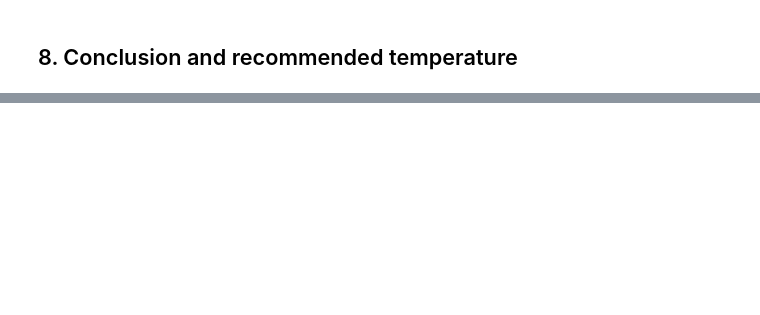
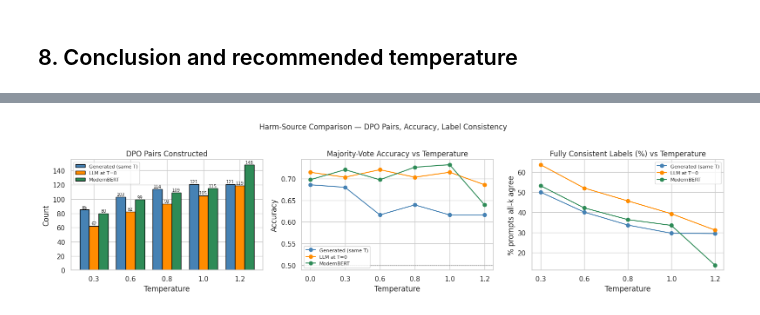
Before and after one commit to Jazhyc/aims-safety-classification, a Jupyter notebook: notebooks/diversity_analysis.ipynb, the cells around one changed output, grey strips where cells are left out. Cells and saved outputs as stored; diff of their text form; code cells hidden in the pictures; blank space fills up the shorter version.

```diff
--- a/notebooks/diversity_analysis.ipynb
+++ b/notebooks/diversity_analysis.ipynb
@@ -322,0 +464,54 @@ temperature
+# %%
+HS_COLORS = {"Generated (same T)": "steelblue", "LLM at T=0": "darkorange", "ModernBERT": "seagreen"}
+df_sweep = df_all[df_all["temperature"] > 0]   # exclude t=0 (k=1, no DPO pairs)
+temp_strs = [str(t) for t in TEMPERATURES_SWEEP]
+x = np.arange(len(TEMPERATURES_SWEEP))
+w = 0.26
+
+fig, axes = plt.subplots(1, 3, figsize=(16, 4))
+
+# --- DPO pair counts ---
+for i, hs_label in enumerate(HARM_SOURCE_LABELS.values()):
+    vals = [df_sweep[(df_sweep["harm_source"]==hs_label) &
+                     (df_sweep["temperature"]==t)]["n_dpo_pairs"].values
+            for t in TEMPERATURES_SWEEP]
+    vals = [v[0] if len(v) else 0 for v in vals]
+    bars = axes[0].bar(x + (i-1)*w, vals, w, label=hs_label,
+                        color=HS_COLORS[hs_label], edgecolor="black")
+    for bar, v in zip(bars, vals):
+        axes[0].text(bar.get_x() + bar.get_width()/2, bar.get_height() + 0.5,
+                     str(v), ha="center", va="bottom", fontsize=7)
+axes[0].set_xticks(x); axes[0].set_xticklabels(temp_strs)
+axes[0].set_title("DPO Pairs Constructed"); axes[0].set_xlabel("Temperature")
+axes[0].set_ylabel("Count"); axes[0].legend(fontsize=8)
+
+# --- Majority vote accuracy ---
+for hs, hs_label in HARM_SOURCE_LABELS.items():
+    # include t=0 for accuracy comparison
+    ts   = [t for t in TEMPERATURES_FULL if t in all_summaries[hs]]
+    accs = [all_summaries[hs][t]["majority_vote_accuracy"] for t in ts]
+    axes[1].plot([str(t) for t in ts], accs, marker="o",
+                 label=hs_label, color=HS_COLORS[hs_label])
+axes[1].set_title("Majority-Vote Accuracy vs Temperature")
+axes[1].set_xlabel("Temperature"); axes[1].set_ylabel("Accuracy")
+axes[1].axhline(0.5, color="grey", linestyle=":", linewidth=1)
+axes[1].legend(fontsize=8)
+
+# --- Fully consistent % ---
+for hs, hs_label in HARM_SOURCE_LABELS.items():
+    ts  = [t for t in TEMPERATURES_SWEEP if t in all_summaries[hs]]
+    pct = [100 * all_summaries[hs][t]["label_agreement"]["fully_consistent_rate"] for t in ts]
+    axes[2].plot([str(t) for t in ts], pct, marker="o",
+                 label=hs_label, color=HS_COLORS[hs_label])
+axes[2].set_title("Fully Consistent Labels (%) vs Temperature")
+axes[2].set_xlabel("Temperature"); axes[2].set_ylabel("% prompts all-k agree")
+axes[2].legend(fontsize=8)
+
+plt.suptitle("Harm-Source Comparison — DPO Pairs, Accuracy, Label Consistency",
+             fontsize=12, y=1.02)
+plt.tight_layout()
+plt.savefig("../data/diversity_analysis/harm_source_comparison.png",
+            dpi=150, bbox_inches="tight")
+plt.show()
+# %% [output]
+[figure, added]
```
Also changed, not shown: parts of 22 cells of this notebook, 1 other file.
